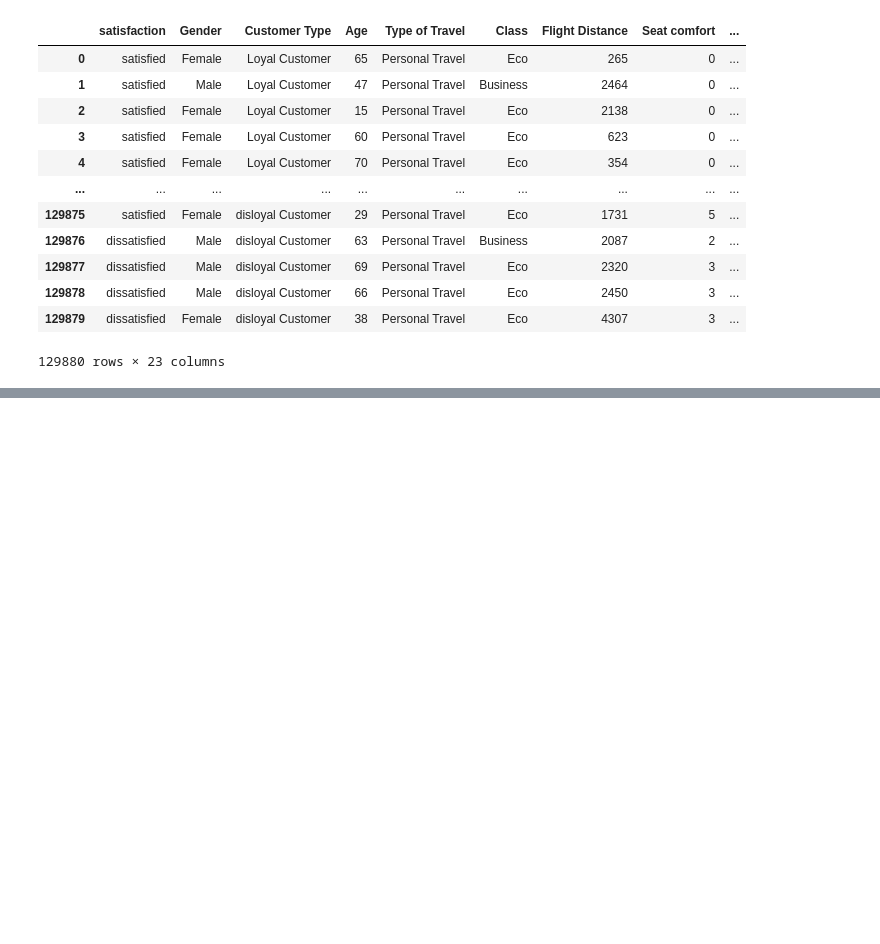
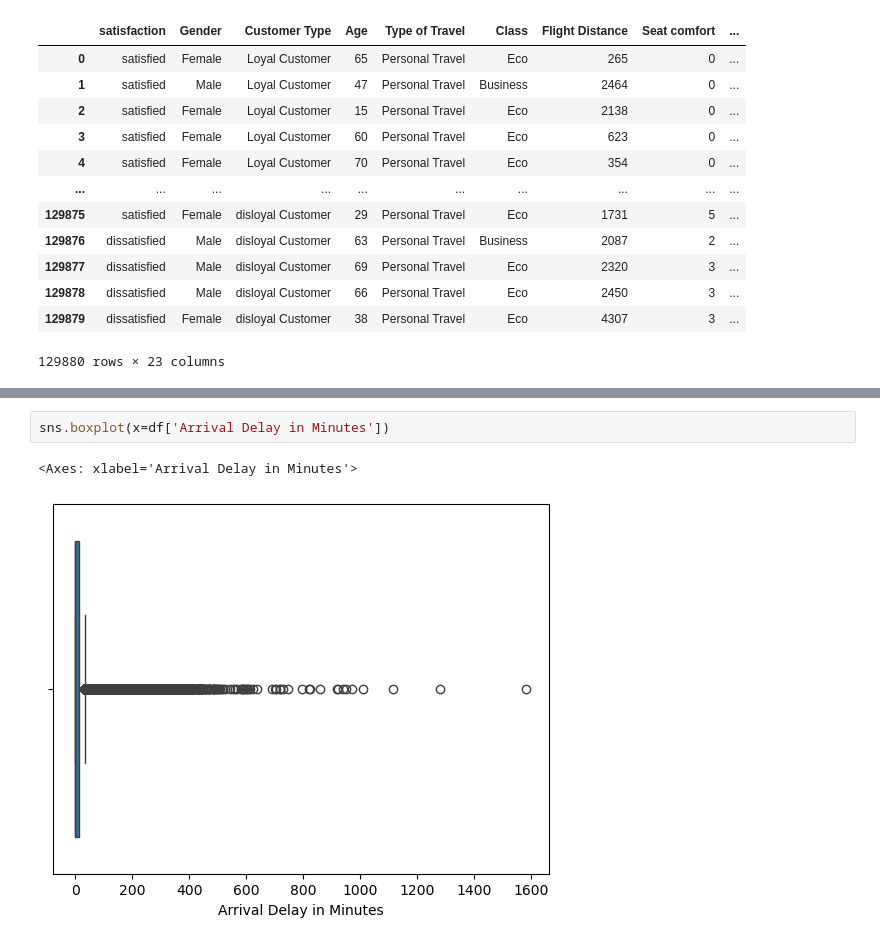
Before and after one commit to IbrahimBajwa313/Data-Science, a Jupyter notebook: LogisticRegression.ipynb, the cells around one changed output, grey strips where cells are left out. Drawn from its saved outputs; the diff is of its cells as text; blank space fills up the shorter version.

```diff
--- a/LogisticRegression.ipynb
+++ b/LogisticRegression.ipynb
@@ -57,0 +81,5 @@ df
+# %%
+sns.boxplot(x=df['Arrival Delay in Minutes'])
+# %% [output]
+<Axes: xlabel='Arrival Delay in Minutes'>
+[figure, added]
```
Also changed, not shown: parts of 27 cells of this notebook.
